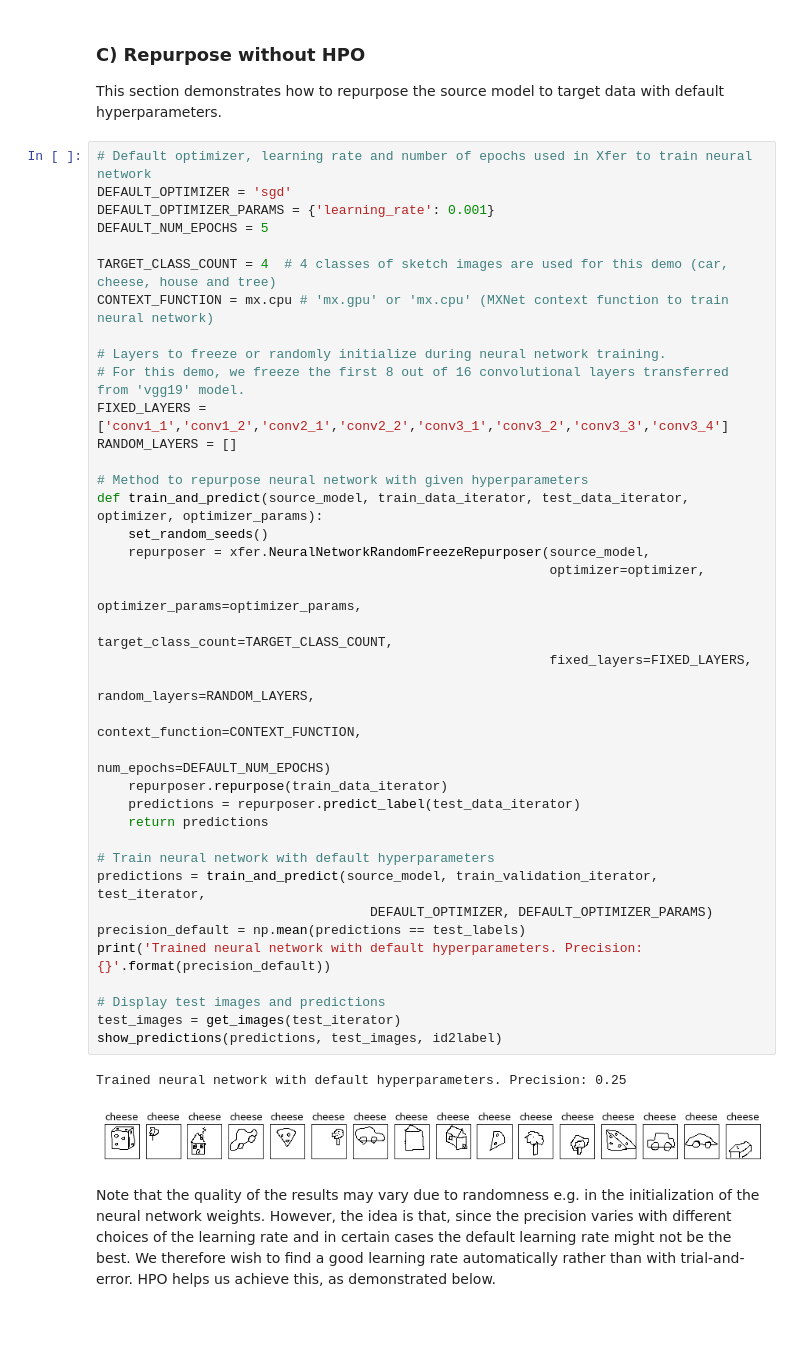
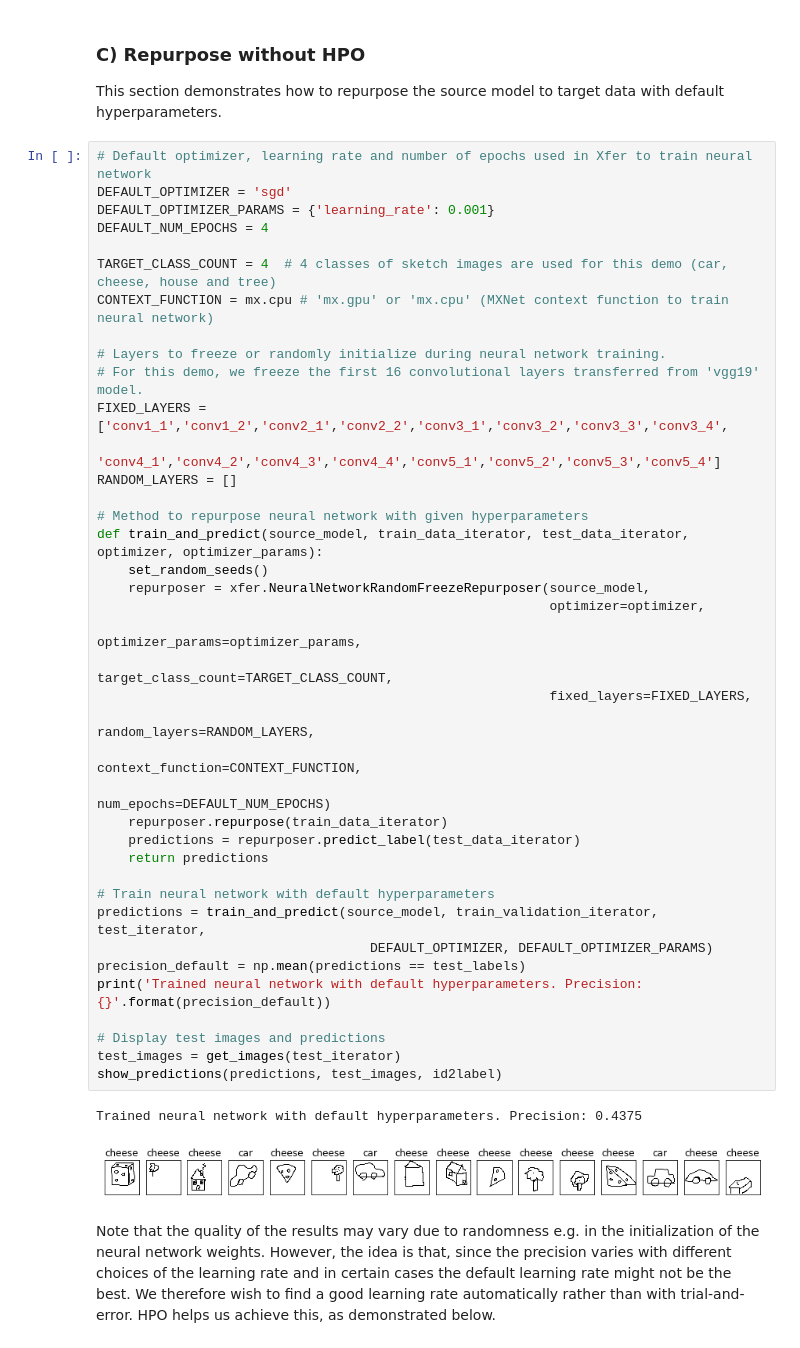
Before and after one commit to amzn/xfer, a Jupyter notebook: docs/demos/xfer-hpo.ipynb, the cells around one changed output. Drawn from its saved outputs; the diff is of its cells as text.

Commit message:
Reduce number of epochs and skip two parameter HPO

```diff
--- a/docs/demos/xfer-hpo.ipynb
+++ b/docs/demos/xfer-hpo.ipynb
@@ -192,43 +192,44 @@ This section demonstrates how to repurpose the source model to target data with
 # Default optimizer, learning rate and number of epochs used in Xfer to train neural network
 DEFAULT_OPTIMIZER = 'sgd'
 DEFAULT_OPTIMIZER_PARAMS = {'learning_rate': 0.001}
-DEFAULT_NUM_EPOCHS = 5
+DEFAULT_NUM_EPOCHS = 4
 
 TARGET_CLASS_COUNT = 4  # 4 classes of sketch images are used for this demo (car, cheese, house and tree)
 CONTEXT_FUNCTION = mx.cpu # 'mx.gpu' or 'mx.cpu' (MXNet context function to train neural network)
 
 # Layers to freeze or randomly initialize during neural network training.
-# For this demo, we freeze the first 8 out of 16 convolutional layers transferred from 'vgg19' model.
-FIXED_LAYERS = ['conv1_1','conv1_2','conv2_1','conv2_2','conv3_1','conv3_2','conv3_3','conv3_4']
+# For this demo, we freeze the first 16 convolutional layers transferred from 'vgg19' model.
+FIXED_LAYERS = ['conv1_1','conv1_2','conv2_1','conv2_2','conv3_1','conv3_2','conv3_3','conv3_4',
+                'conv4_1','conv4_2','conv4_3','conv4_4','conv5_1','conv5_2','conv5_3','conv5_4']
 RANDOM_LAYERS = []
 
 # Method to repurpose neural network with given hyperparameters
 def train_and_predict(source_model, train_data_iterator, test_data_iterator, optimizer, optimizer_params):
     set_random_seeds()
     repurposer = xfer.NeuralNetworkRandomFreezeRepurposer(source_model,
                                                           optimizer=optimizer,
                                                           optimizer_params=optimizer_params,
                                                           target_class_count=TARGET_CLASS_COUNT,
                                                           fixed_layers=FIXED_LAYERS,
                                                           random_layers=RANDOM_LAYERS,
                                                           context_function=CONTEXT_FUNCTION,
                                                           num_epochs=DEFAULT_NUM_EPOCHS)
     repurposer.repurpose(train_data_iterator)
     predictions = repurposer.predict_label(test_data_iterator)
     return predictions
 
 # Train neural network with default hyperparameters
 predictions = train_and_predict(source_model, train_validation_iterator, test_iterator,
                                    DEFAULT_OPTIMIZER, DEFAULT_OPTIMIZER_PARAMS)
 precision_default = np.mean(predictions == test_labels)
 print('Trained neural network with default hyperparameters. Precision: {}'.format(precision_default))
 
 # Display test images and predictions
 test_images = get_images(test_iterator)
 show_predictions(predictions, test_images, id2label)
 # %% [output]
-Trained neural network with default hyperparameters. Precision: 0.25
+Trained neural network with default hyperparameters. Precision: 0.4375
-[figure, old version]
+[figure, new version]
 # %% [markdown]
 Note that the quality of the results may vary due to randomness e.g. in the initialization of the neural network weights. However, the idea is that, since the precision varies with different choices of the learning rate and in certain cases the default learning rate might not be the best. We therefore wish to find a good learning rate automatically rather than with trial-and-error. HPO helps us achieve this, as demonstrated below.
 # %% [markdown]
```
Also changed, not shown: parts of 5 cells of this notebook.
